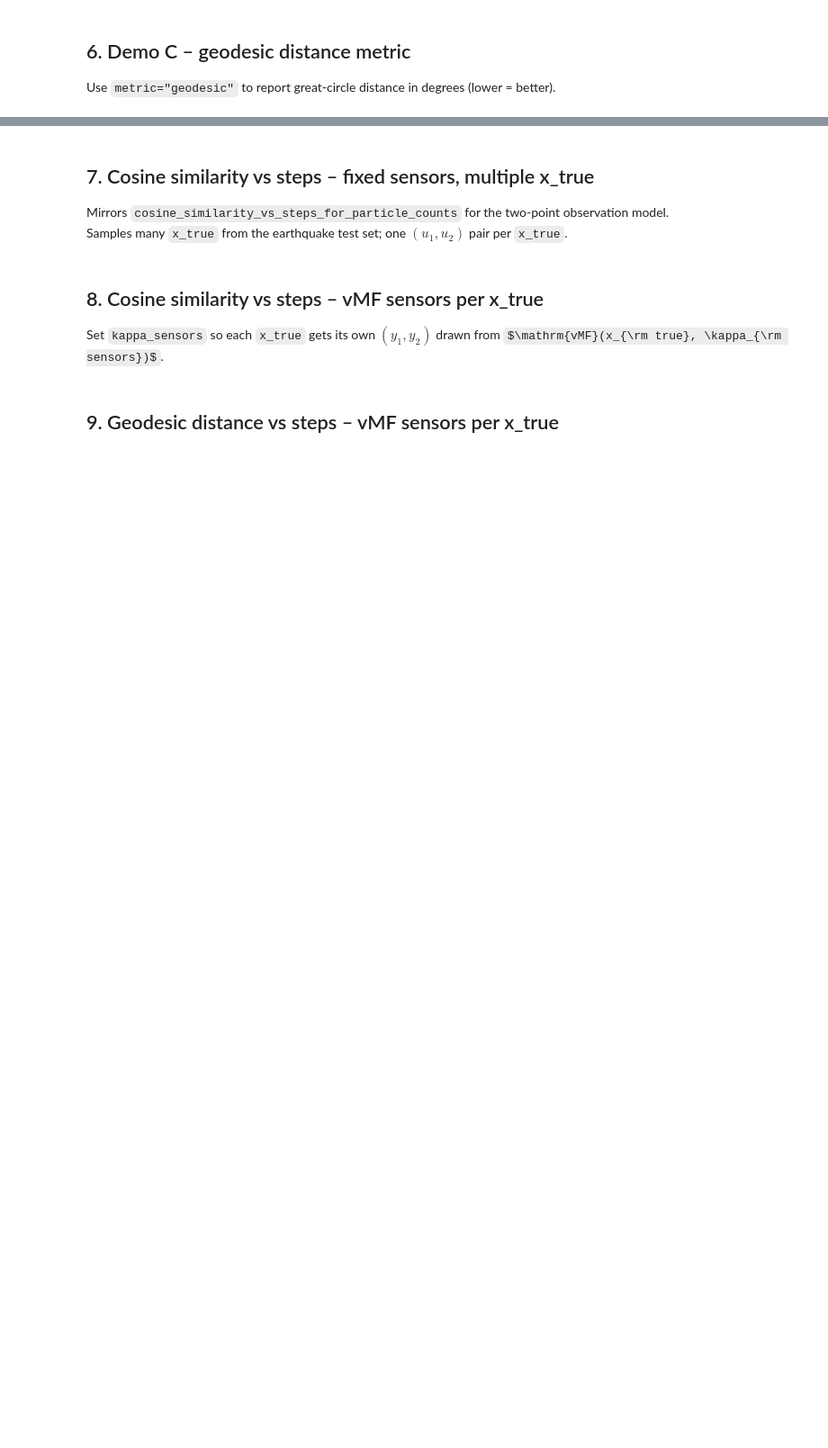
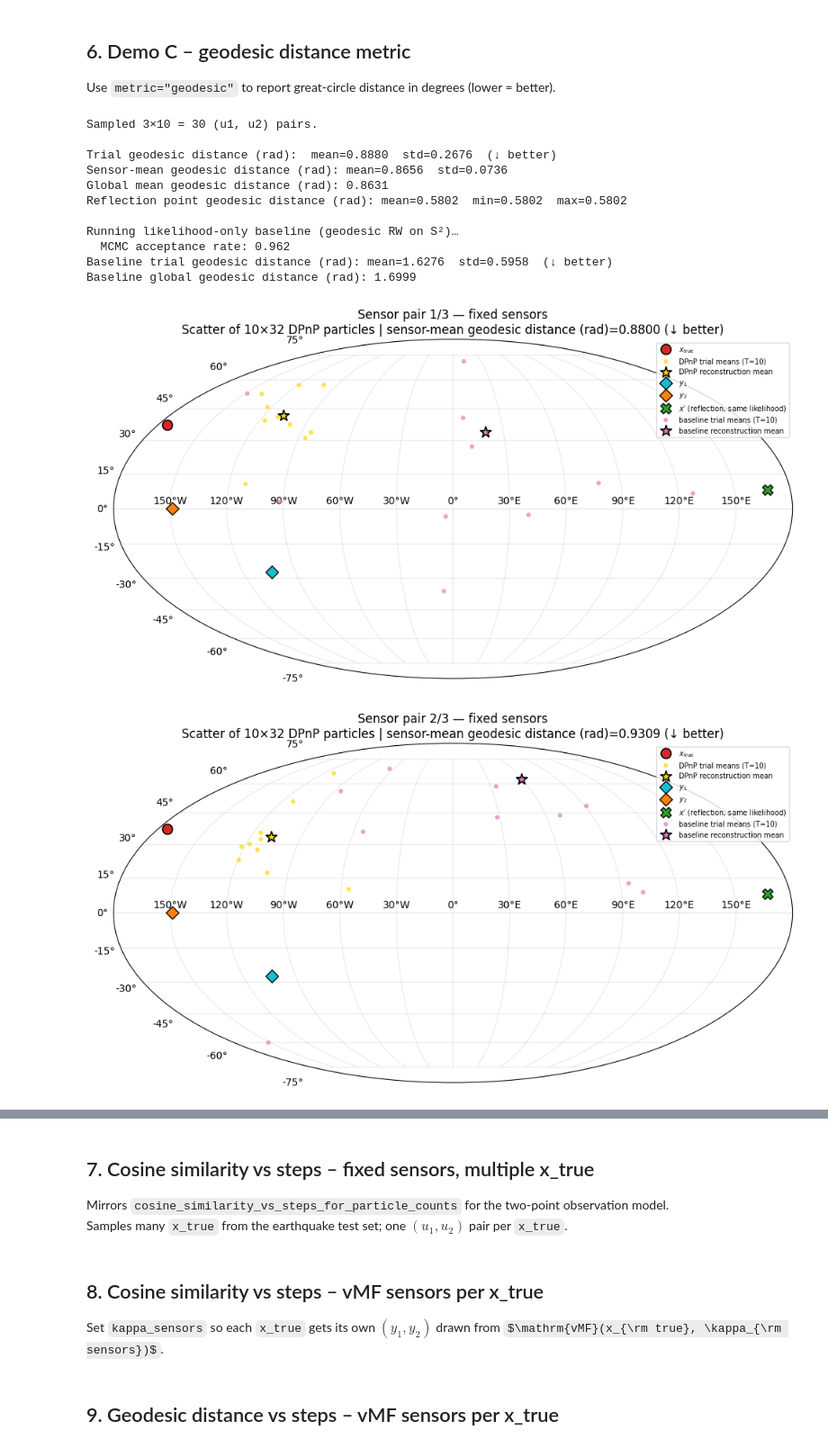
Before and after one commit to IvanLee329/Manifold-DPnP, a Jupyter notebook: Earth experiment/two_point_demo.ipynb, the cells around one changed output, grey strips where cells are left out. Shown at 90% size. Drawn from its saved outputs; the diff is of its cells as text; code cells hidden in the pictures; some formulas as TeX source; blank space fills up the shorter version.

```diff
--- a/Earth experiment/two_point_demo.ipynb
+++ b/Earth experiment/two_point_demo.ipynb
@@ -187,18 +246,33 @@ Use `metric="geodesic"` to report great-circle distance in degrees (lower = bett
 # %%
 demo_geo = run_two_point_earthquake_demo(
     x_true=x_true,
     y1=y1_fixed, y2=y2_fixed,
     beta=BETA, sigma2=SIGMA2,
     p_score=p_score, eta=eta,
     n_sensor_pairs=3,
     n_trials_per_sensor=10,
     metric="geodesic",         # ← geodesic distance in degrees (↓ better)
     n_bel_paths=5000, n_bel_steps=5,
     out_samples=32, grw_steps=5,
     particle_counts=[1, 5, 10, 20],
     plot_per_sensor=True,
     plot_global=True,
     plot_quality_vs_steps=True,
     include_baseline=True,
+    show_kde=False,
     device=device, dtype=dtype, seed=0,
 )
+# %% [output]
+Sampled 3×10 = 30 (u1, u2) pairs.
+
+Trial geodesic distance (rad):  mean=0.8880  std=0.2676  (↓ better)
+Sensor-mean geodesic distance (rad): mean=0.8656  std=0.0736
+Global mean geodesic distance (rad): 0.8631
+Reflection point geodesic distance (rad): mean=0.5802  min=0.5802  max=0.5802
+
+Running likelihood-only baseline (geodesic RW on S²)…
+  MCMC acceptance rate: 0.962
+Baseline trial geodesic distance (rad): mean=1.6276  std=0.5958  (↓ better)
+Baseline global geodesic distance (rad): 1.6999
+[figure, added]
+[figure, added]
```
Also changed, not shown: parts of 9 cells of this notebook.
